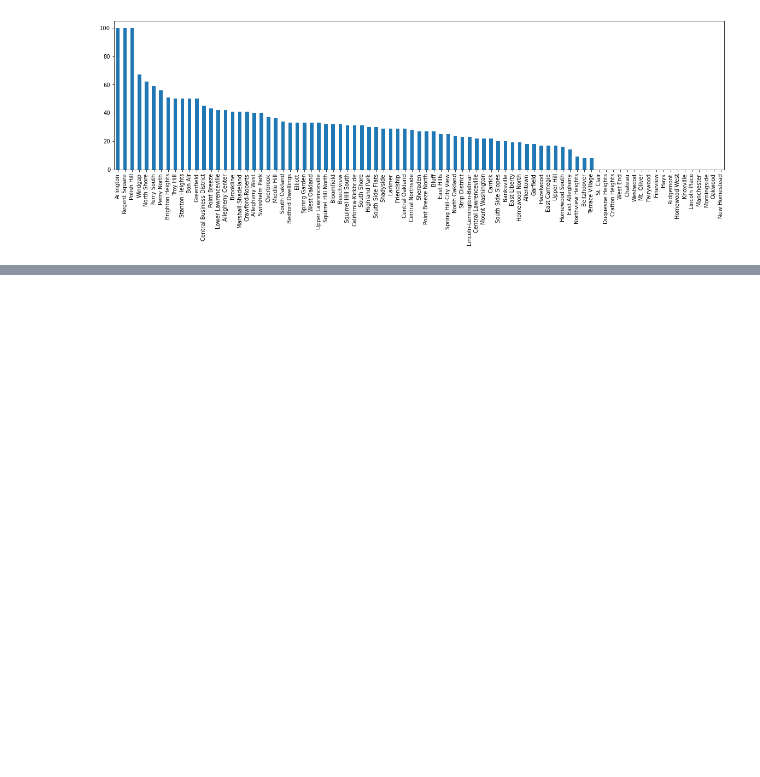
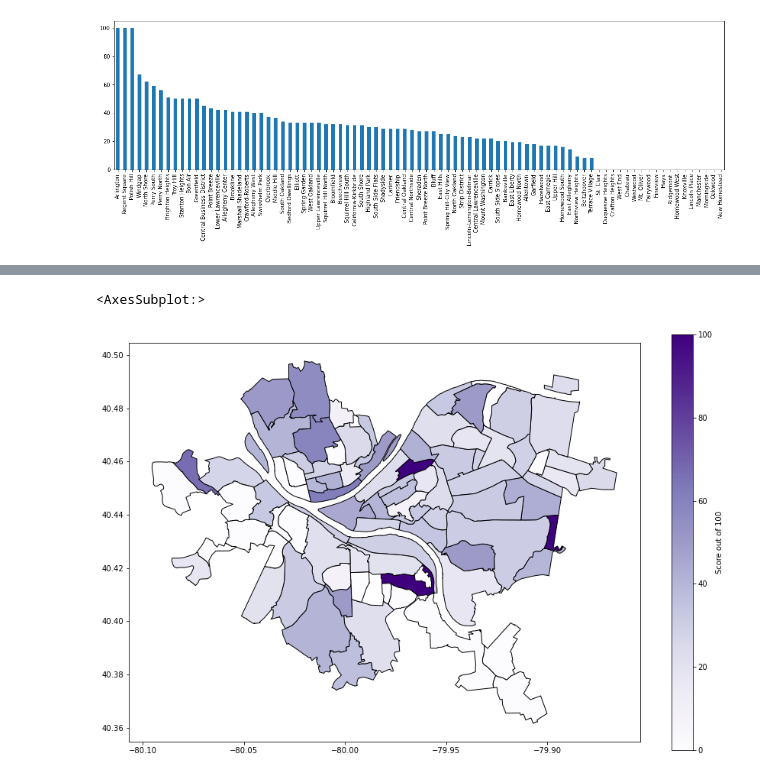
Before and after one commit to Steven-Jarmell/CS0010-FinalProject, a Jupyter notebook: ConnorNotebook .ipynb, the cells around one changed output, grey strips where cells are left out. Drawn from its saved outputs; the diff is of its cells as text; code cells hidden in the pictures; blank space fills up the shorter version.

```diff
--- a/ConnorNotebook .ipynb
+++ b/ConnorNotebook .ipynb
@@ -95,0 +132,11 @@ scores.plot.bar(figsize = (20,5))
+# %%
+df_scores = pd.DataFrame(scores)
+df_scores = df_scores.reset_index()
+# %%
+df_scores.columns = ["neighborhood","score"]
+# %%
+scores_map = neighborhoods_map.merge(df_scores, how = 'left', left_on = 'hood', right_on = 'neighborhood')
+scores_map.plot(column = 'score', figsize = (15,10), cmap = 'Purples',edgecolor = 'black', legend = True, legend_kwds={'label': "Score out of 100"})
+# %% [output]
+<AxesSubplot:>
+[figure, added]
```
Also changed, not shown: parts of 7 cells of this notebook.
